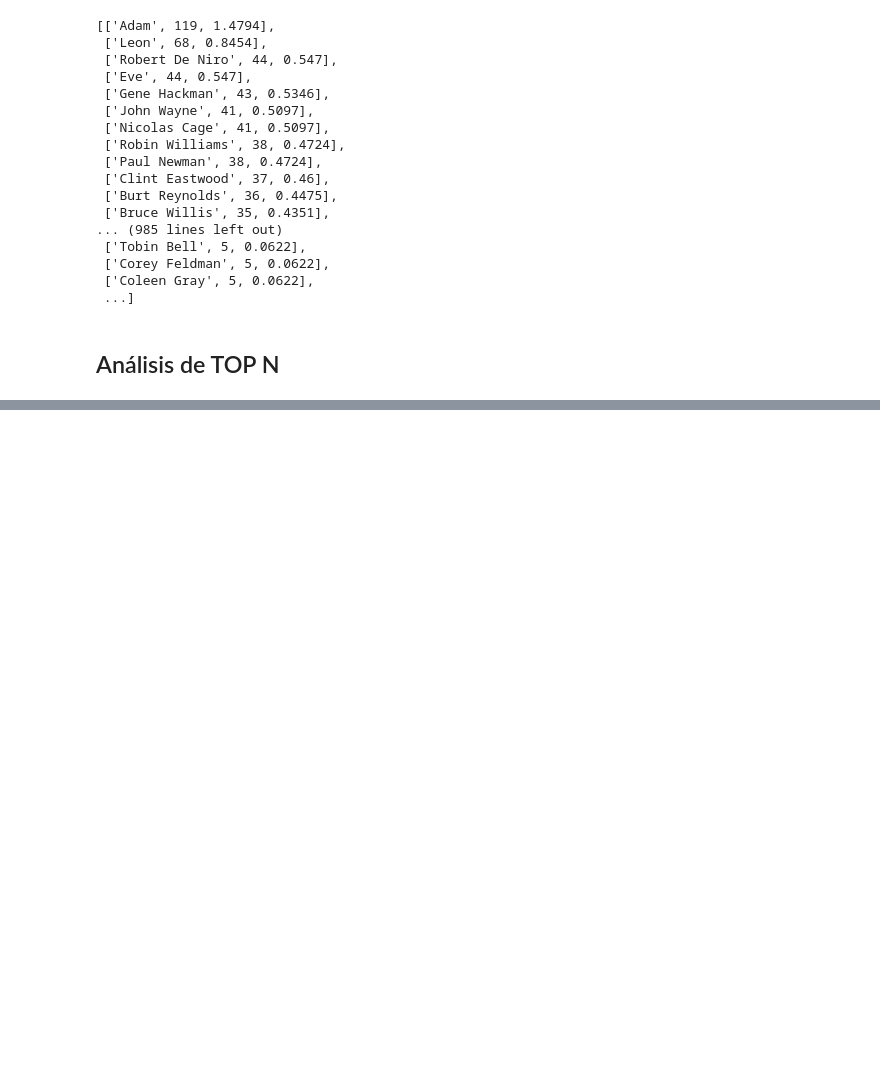
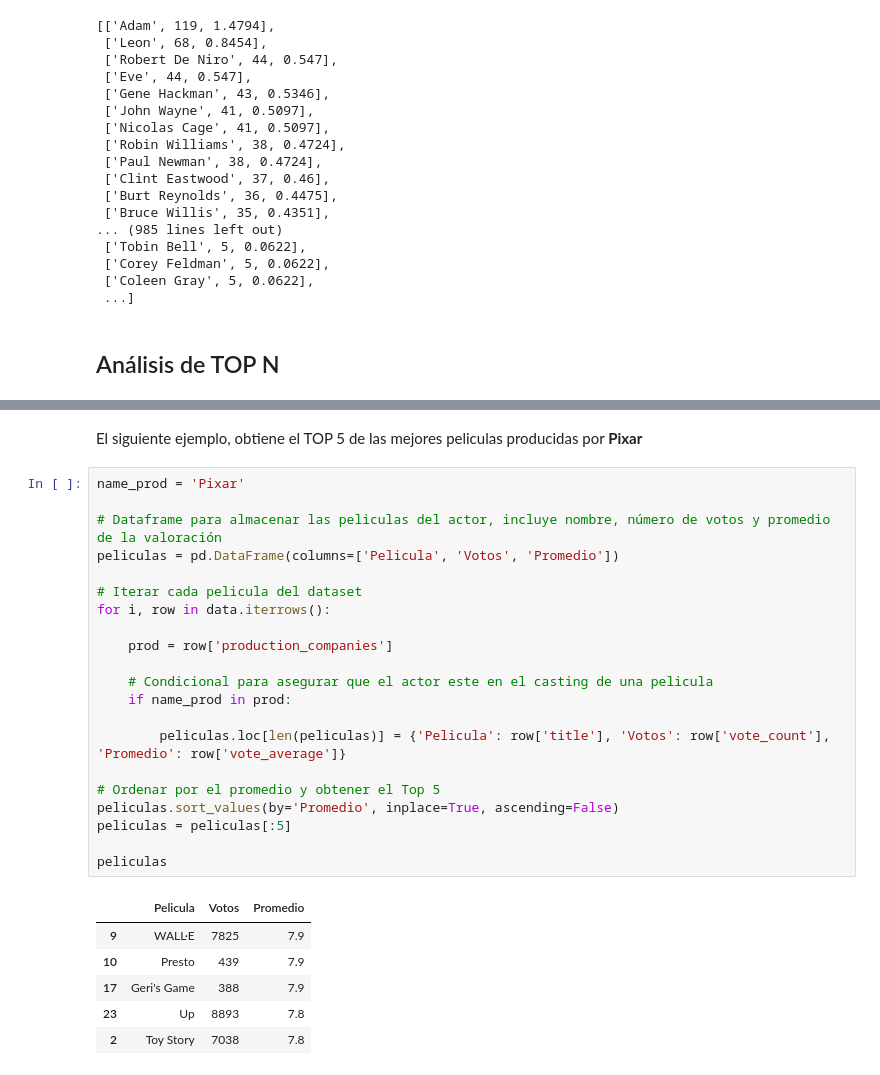
Before and after one commit to vicho-bece/Python-Data-Analytics, a Jupyter notebook: Movie_rating/movie_rate.ipynb, the cells around one changed output, grey strips where cells are left out. Saved outputs shown, nothing was run; the diff lists cells and outputs as text; blank space fills up the shorter version.

```diff
--- a/Movie_rating/movie_rate.ipynb
+++ b/Movie_rating/movie_rate.ipynb
@@ -267,0 +269,30 @@ peliculas
+# %% [markdown]
+El siguiente ejemplo, obtiene el TOP 5 de las mejores peliculas producidas por **Pixar**
+# %%
+name_prod = 'Pixar'
+
+# Dataframe para almacenar las peliculas del actor, incluye nombre, número de votos y promedio de la valoración
+peliculas = pd.DataFrame(columns=['Pelicula', 'Votos', 'Promedio'])
+
+# Iterar cada pelicula del dataset
+for i, row in data.iterrows():
+
+    prod = row['production_companies']
+
+    # Condicional para asegurar que el actor este en el casting de una pelicula
+    if name_prod in prod:
+
+        peliculas.loc[len(peliculas)] = {'Pelicula': row['title'], 'Votos': row['vote_count'], 'Promedio': row['vote_average']}
+
+# Ordenar por el promedio y obtener el Top 5
+peliculas.sort_values(by='Promedio', inplace=True, ascending=False)
+peliculas = peliculas[:5]
+
+peliculas
+# %% [output]
+|  | Pelicula | Votos | Promedio |
+| 9 | WALL·E | 7825 | 7.9 |
+| 10 | Presto | 439 | 7.9 |
+| 17 | Geri's Game | 388 | 7.9 |
+| 23 | Up | 8893 | 7.8 |
+| 2 | Toy Story | 7038 | 7.8 |
```
Also changed, not shown: parts of 7 cells of this notebook, 1 other file.
